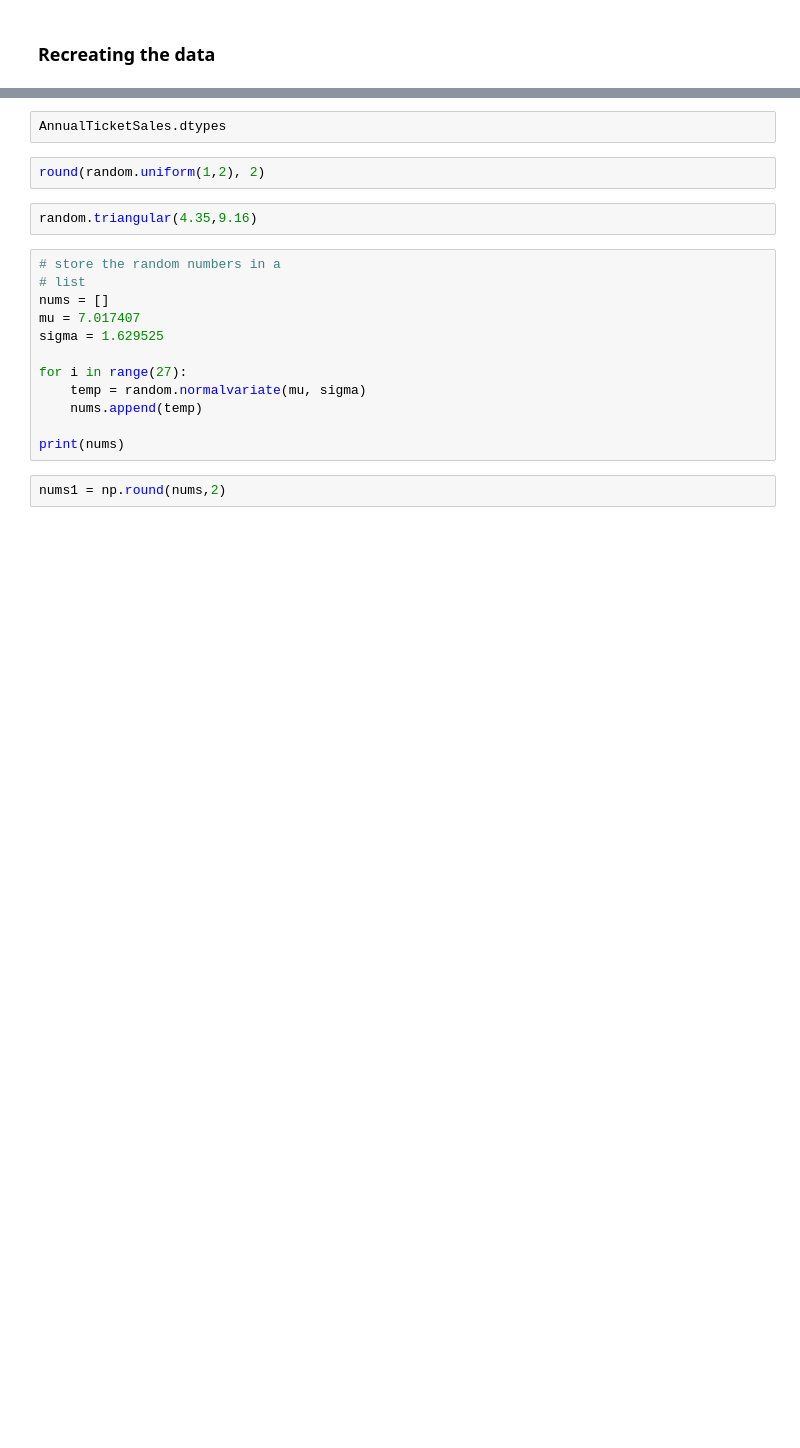
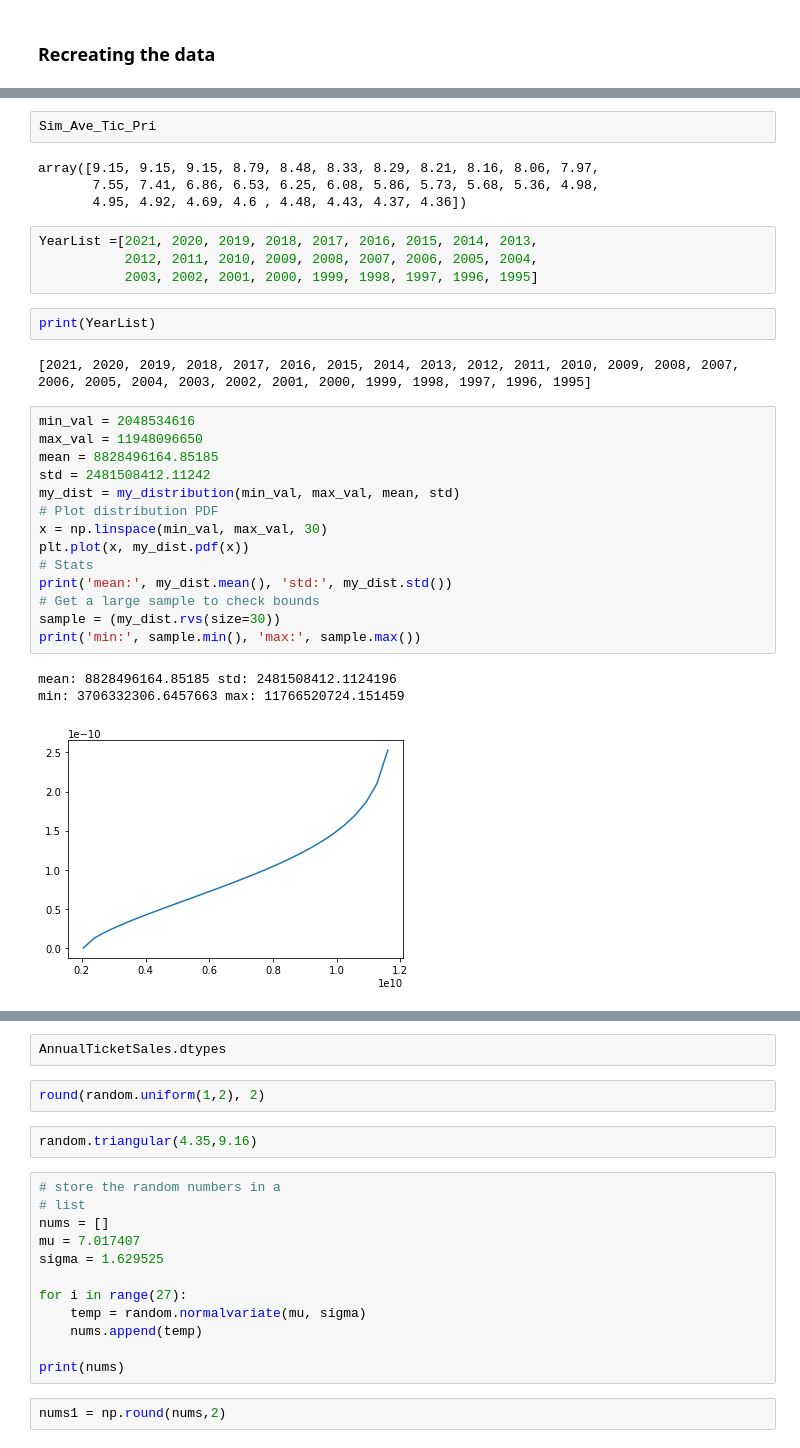
Before and after one commit to Lynch08/Programming_For_Data_Analysis, a Jupyter notebook: ProgDAproject/movie_ticket_sales.ipynb, the cells around one changed output, grey strips where cells are left out. Cells and saved outputs as stored; diff of their text form; blank space fills up the shorter version.

```diff
--- a/ProgDAproject/movie_ticket_sales.ipynb
+++ b/ProgDAproject/movie_ticket_sales.ipynb
@@ -433,0 +609,32 @@ plt.show()
+# %%
+Sim_Ave_Tic_Pri
+# %% [output]
+array([9.15, 9.15, 9.15, 8.79, 8.48, 8.33, 8.29, 8.21, 8.16, 8.06, 7.97,
+       7.55, 7.41, 6.86, 6.53, 6.25, 6.08, 5.86, 5.73, 5.68, 5.36, 4.98,
+       4.95, 4.92, 4.69, 4.6 , 4.48, 4.43, 4.37, 4.36])
+# %%
+YearList =[2021, 2020, 2019, 2018, 2017, 2016, 2015, 2014, 2013,
+           2012, 2011, 2010, 2009, 2008, 2007, 2006, 2005, 2004,
+           2003, 2002, 2001, 2000, 1999, 1998, 1997, 1996, 1995]
+# %%
+print(YearList)
+# %% [output]
+[2021, 2020, 2019, 2018, 2017, 2016, 2015, 2014, 2013, 2012, 2011, 2010, 2009, 2008, 2007, 2006, 2005, 2004, 2003, 2002, 2001, 2000, 1999, 1998, 1997, 1996, 1995]
+# %%
+min_val = 2048534616
+max_val = 11948096650
+mean = 8828496164.85185
+std = 2481508412.11242
+my_dist = my_distribution(min_val, max_val, mean, std)
+# Plot distribution PDF
+x = np.linspace(min_val, max_val, 30)
+plt.plot(x, my_dist.pdf(x))
+# Stats
+print('mean:', my_dist.mean(), 'std:', my_dist.std())
+# Get a large sample to check bounds
+sample = (my_dist.rvs(size=30))
+print('min:', sample.min(), 'max:', sample.max())
+# %% [output]
+mean: 8828496164.85185 std: 2481508412.1124196
+min: 3706332306.6457663 max: 11766520724.151459
+[figure, added]
```
Also changed, not shown: parts of 31 cells of this notebook, 1 other file.
